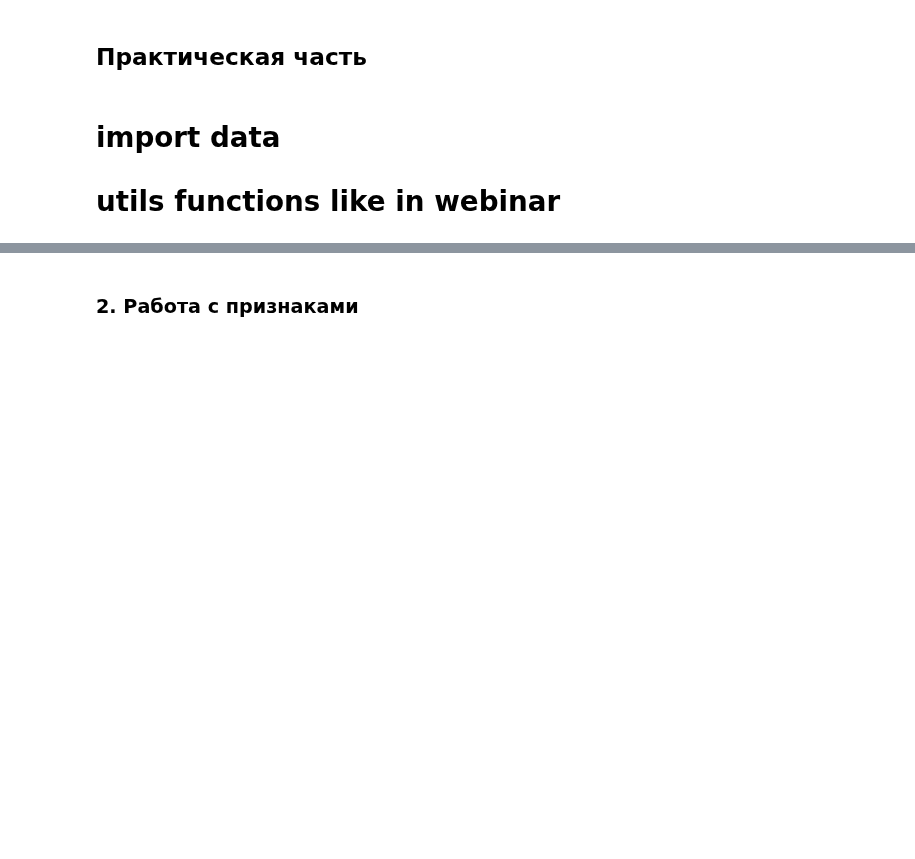
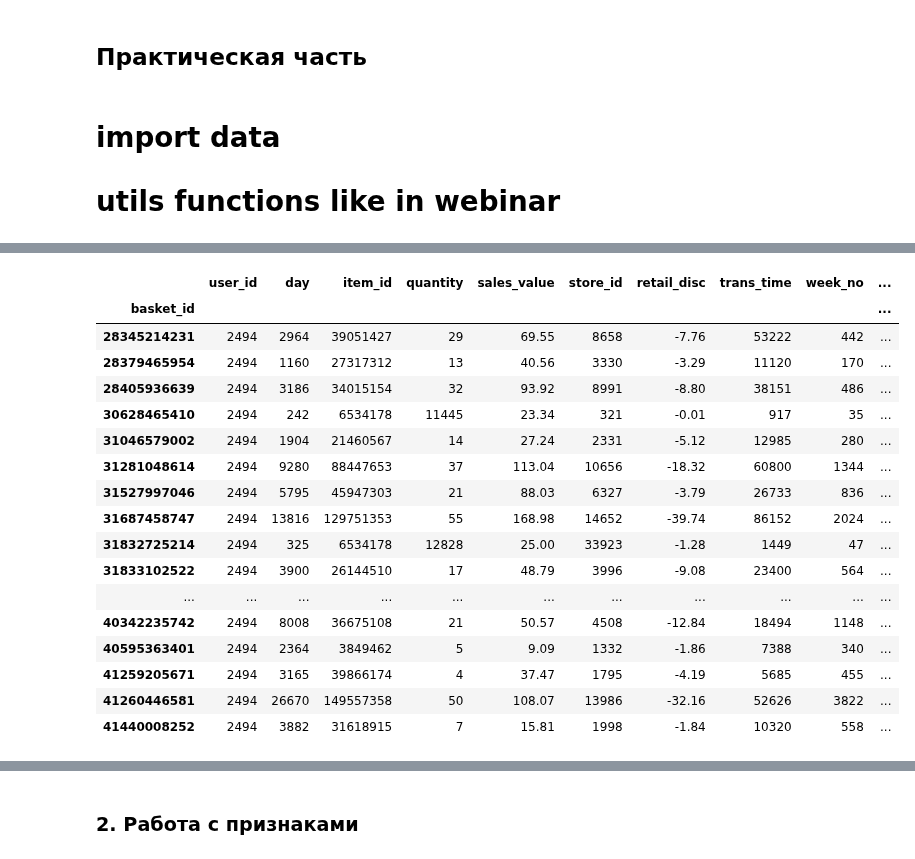
Before and after one commit to evelisko/GB_RegSys, a Jupyter notebook: Lesson_5/HW_RS_Lesson_5.ipynb, the cells around one changed output, grey strips where cells are left out. Saved outputs shown, nothing was run; the diff lists cells and outputs as text; code cells hidden in the pictures; blank space fills up the shorter version.

```diff
--- a/Lesson_5/HW_RS_Lesson_5.ipynb
+++ b/Lesson_5/HW_RS_Lesson_5.ipynb
@@ -90,0 +310,30 @@ import lightfm
+# %%
+for i in [1,2,3,4,5,6,7]:
+    data_gr[f"day_{i}"] = np.where((data_gr[f"day_{i}"] > 0),1,0)
+# %%
+data_gr_1 = data.groupby('basket_id').mean()
+# %%
+data_gr['user_id'] = data_gr_1['user_id'].apply(lambda x: int(x))
+# %%
+data_gr['user_id'] = data_gr_1['user_id'].apply(lambda x: int(x))
+# %%
+data_gr.loc[(data_gr['user_id']==2494)]
+# %% [output]
+|  | user_id | day | item_id | quantity | sales_value | store_id | retail_disc | trans_time | week_no | ... |
+| basket_id |  |  |  |  |  |  |  |  |  | ... |
+| 28345214231 | 2494 | 2964 | 39051427 | 29 | 69.55 | 8658 | -7.76 | 53222 | 442 | ... |
+| 28379465954 | 2494 | 1160 | 27317312 | 13 | 40.56 | 3330 | -3.29 | 11120 | 170 | ... |
+| 28405936639 | 2494 | 3186 | 34015154 | 32 | 93.92 | 8991 | -8.80 | 38151 | 486 | ... |
+| 30628465410 | 2494 | 242 | 6534178 | 11445 | 23.34 | 321 | -0.01 | 917 | 35 | ... |
+| 31046579002 | 2494 | 1904 | 21460567 | 14 | 27.24 | 2331 | -5.12 | 12985 | 280 | ... |
+| 31281048614 | 2494 | 9280 | 88447653 | 37 | 113.04 | 10656 | -18.32 | 60800 | 1344 | ... |
+| 31527997046 | 2494 | 5795 | 45947303 | 21 | 88.03 | 6327 | -3.79 | 26733 | 836 | ... |
+| 31687458747 | 2494 | 13816 | 129751353 | 55 | 168.98 | 14652 | -39.74 | 86152 | 2024 | ... |
+| 31832725214 | 2494 | 325 | 6534178 | 12828 | 25.00 | 33923 | -1.28 | 1449 | 47 | ... |
+| 31833102522 | 2494 | 3900 | 26144510 | 17 | 48.79 | 3996 | -9.08 | 23400 | 564 | ... |
+| ... | ... | ... | ... | ... | ... | ... | ... | ... | ... | ... |
+| 40342235742 | 2494 | 8008 | 36675108 | 21 | 50.57 | 4508 | -12.84 | 18494 | 1148 | ... |
+| 40595363401 | 2494 | 2364 | 3849462 | 5 | 9.09 | 1332 | -1.86 | 7388 | 340 | ... |
+| 41259205671 | 2494 | 3165 | 39866174 | 4 | 37.47 | 1795 | -4.19 | 5685 | 455 | ... |
+| 41260446581 | 2494 | 26670 | 149557358 | 50 | 108.07 | 13986 | -32.16 | 52626 | 3822 | ... |
+| 41440008252 | 2494 | 3882 | 31618915 | 7 | 15.81 | 1998 | -1.84 | 10320 | 558 | ... |
```
Also changed, not shown: parts of 53 cells of this notebook.
